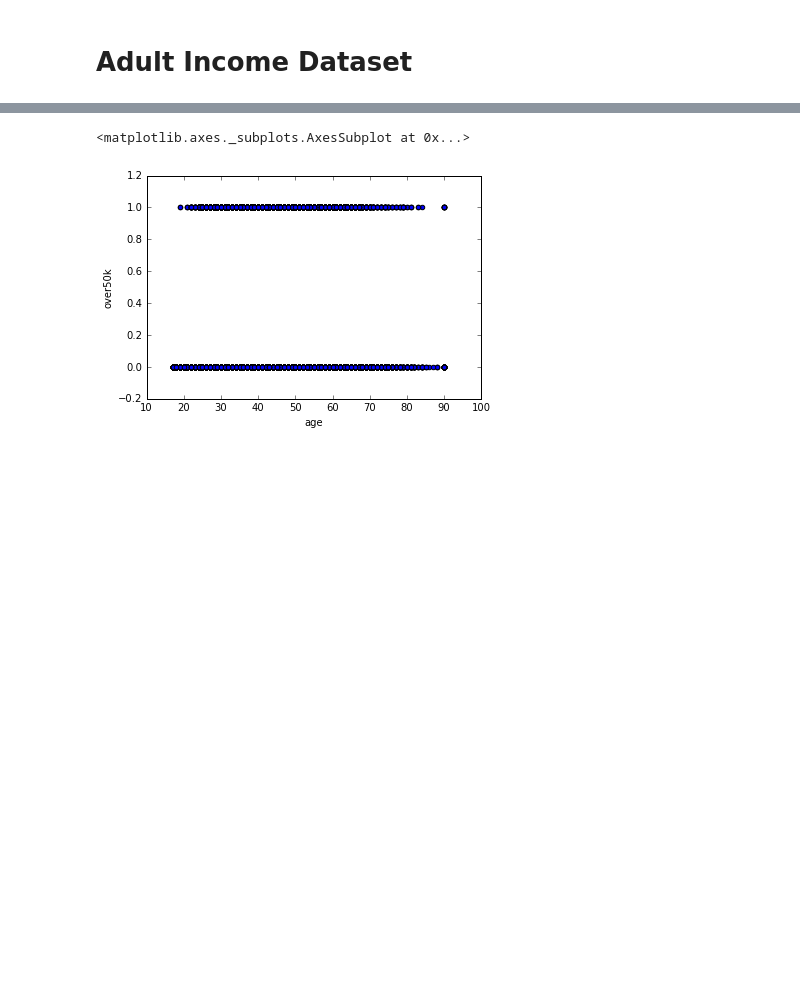
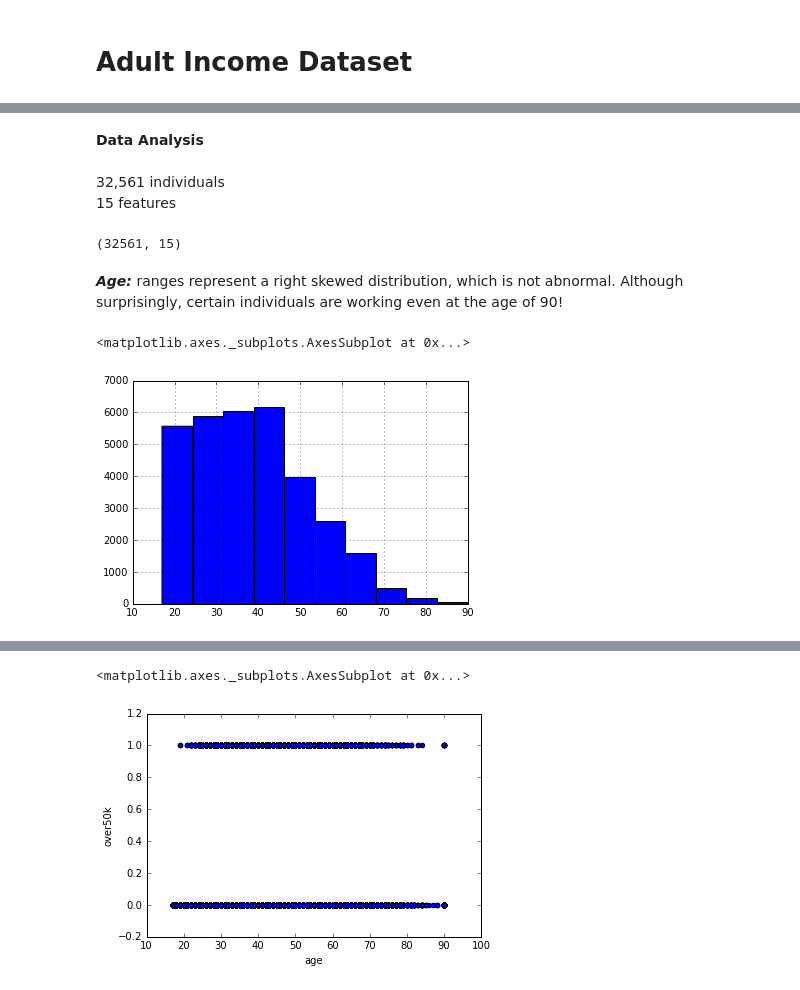
Before and after one commit to SoleilSunshine/Portfolio, a Jupyter notebook: AdultIncome-LogisticReg.ipynb, the cells around one changed output, grey strips where cells are left out. Drawn from its saved outputs; the diff is of its cells as text; code cells hidden in the pictures; blank space fills up the shorter version.

```diff
--- a/AdultIncome-LogisticReg.ipynb
+++ b/AdultIncome-LogisticReg.ipynb
@@ -30,3 +32,18 @@ adultdata.head()
 | 2 | 38 | Private | 215646 | HS-grad | 9 | Divorced | Handlers-cleaners | Not-in-family | ... |
 | 3 | 53 | Private | 234721 | 11th | 7 | Married-civ-spouse | Handlers-cleaners | Husband | ... |
 | 4 | 28 | Private | 338409 | Bachelors | 13 | Married-civ-spouse | Prof-specialty | Wife | ... |
+# %% [markdown]
+**Data Analysis**<br><br>
+32,561 individuals<br>
+15 features
+# %%
+adultdata.shape
+# %% [output]
+(32561, 15)
+# %% [markdown]
+***Age:*** ranges represent a right skewed distribution, which is not abnormal. Although surprisingly, certain individuals are working even at the age of 90!
+# %%
+adultdata['age'].hist()
+# %% [output]
+<matplotlib.axes._subplots.AxesSubplot at 0x...>
+[figure, added]
```
Also changed, not shown: parts of 71 cells of this notebook.
